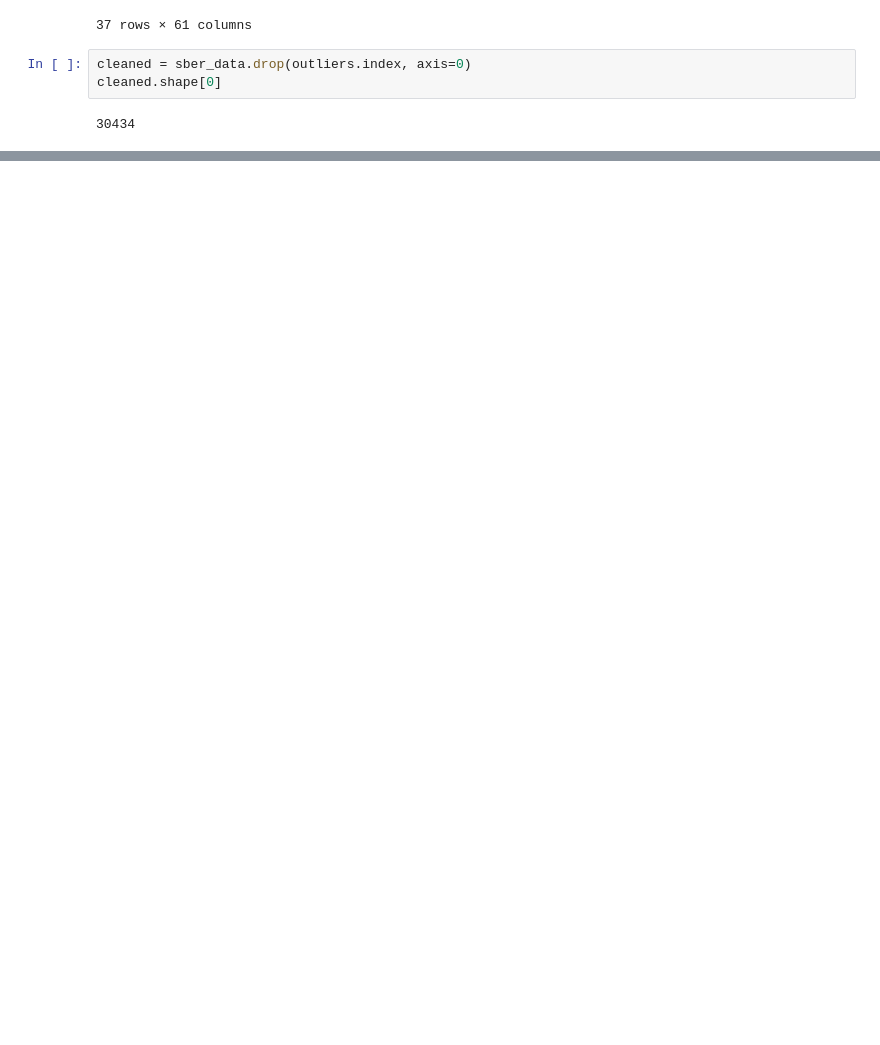
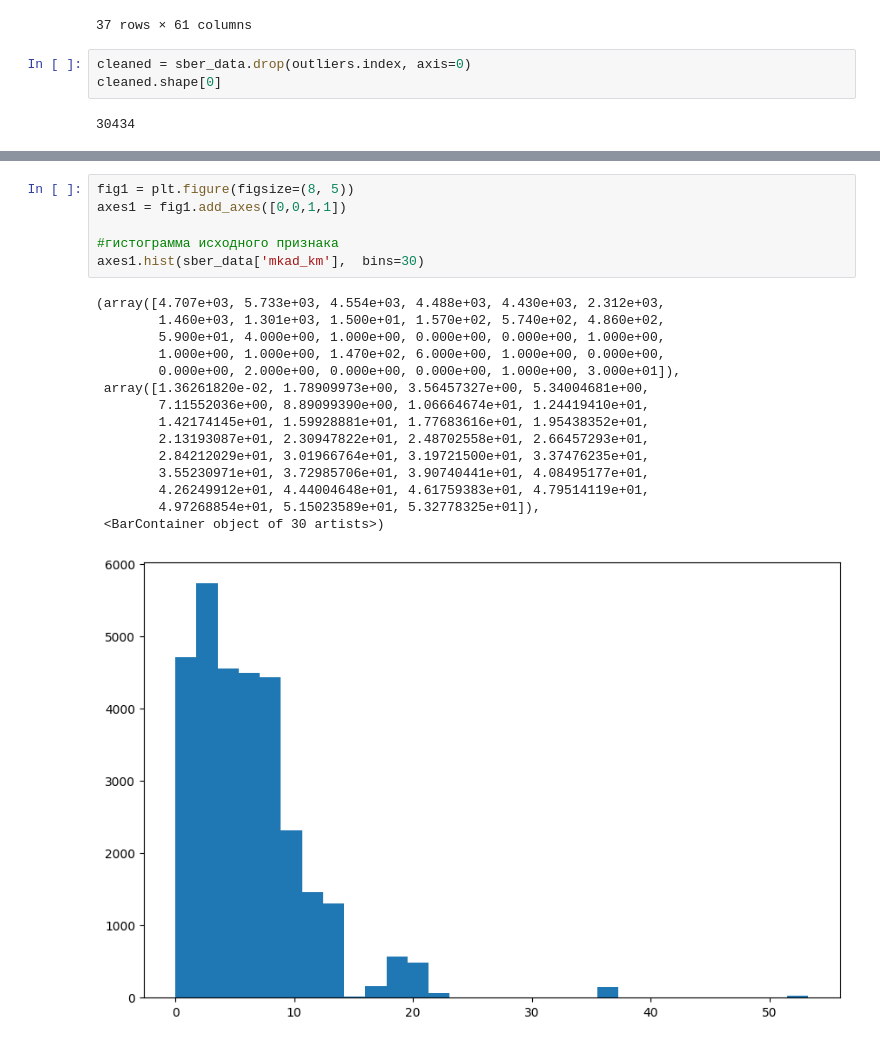
Before and after one commit to AnnaKodash/DS_learning, a Jupyter notebook: Python 14/sber.ipynb, the cells around one changed output, grey strips where cells are left out. Drawn from its saved outputs; the diff is of its cells as text; blank space fills up the shorter version.

```diff
--- a/Python 14/sber.ipynb
+++ b/Python 14/sber.ipynb
@@ -369,0 +411,22 @@ cleaned.shape[0]
+# %%
+fig1 = plt.figure(figsize=(8, 5))
+axes1 = fig1.add_axes([0,0,1,1])
+
+#гистограмма исходного признака
+axes1.hist(sber_data['mkad_km'],  bins=30)
+# %% [output]
+(array([4.707e+03, 5.733e+03, 4.554e+03, 4.488e+03, 4.430e+03, 2.312e+03,
+        1.460e+03, 1.301e+03, 1.500e+01, 1.570e+02, 5.740e+02, 4.860e+02,
+        5.900e+01, 4.000e+00, 1.000e+00, 0.000e+00, 0.000e+00, 1.000e+00,
+        1.000e+00, 1.000e+00, 1.470e+02, 6.000e+00, 1.000e+00, 0.000e+00,
+        0.000e+00, 2.000e+00, 0.000e+00, 0.000e+00, 1.000e+00, 3.000e+01]),
+ array([1.36261820e-02, 1.78909973e+00, 3.56457327e+00, 5.34004681e+00,
+        7.11552036e+00, 8.89099390e+00, 1.06664674e+01, 1.24419410e+01,
+        1.42174145e+01, 1.59928881e+01, 1.77683616e+01, 1.95438352e+01,
+        2.13193087e+01, 2.30947822e+01, 2.48702558e+01, 2.66457293e+01,
+        2.84212029e+01, 3.01966764e+01, 3.19721500e+01, 3.37476235e+01,
+        3.55230971e+01, 3.72985706e+01, 3.90740441e+01, 4.08495177e+01,
+        4.26249912e+01, 4.44004648e+01, 4.61759383e+01, 4.79514119e+01,
+        4.97268854e+01, 5.15023589e+01, 5.32778325e+01]),
+ <BarContainer object of 30 artists>)
+[figure, added]
```
Also changed, not shown: parts of 19 cells of this notebook, 5 other files.
